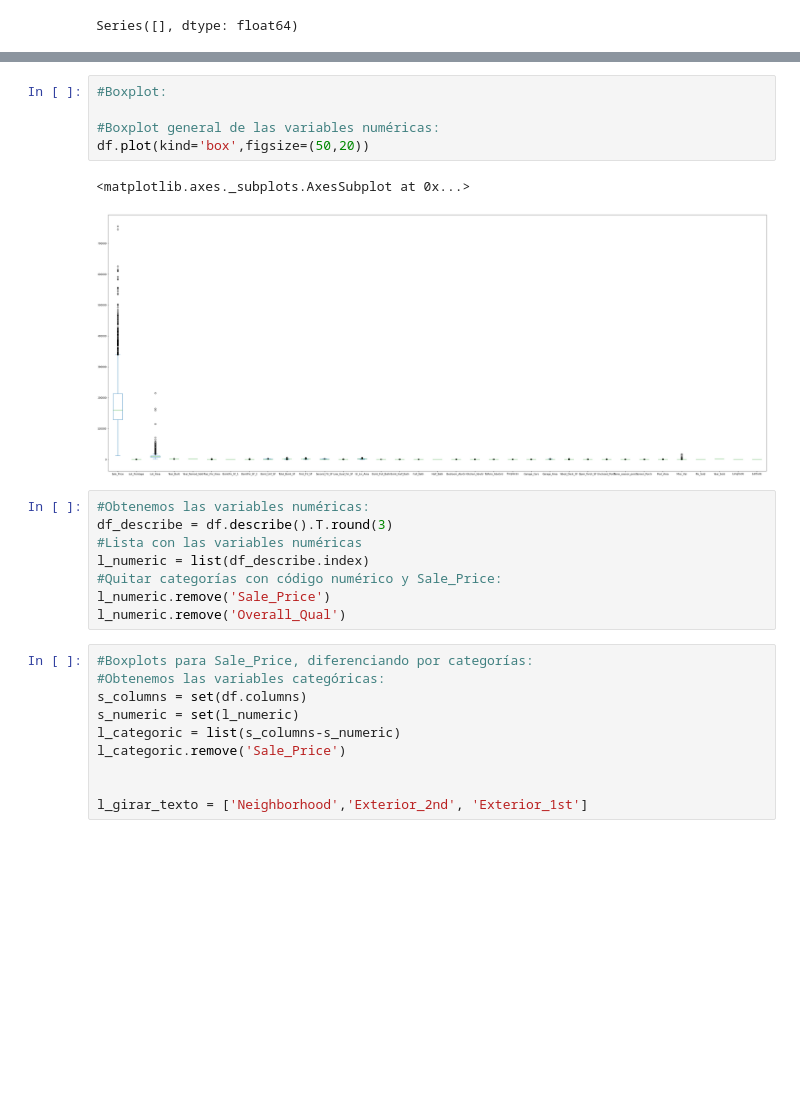
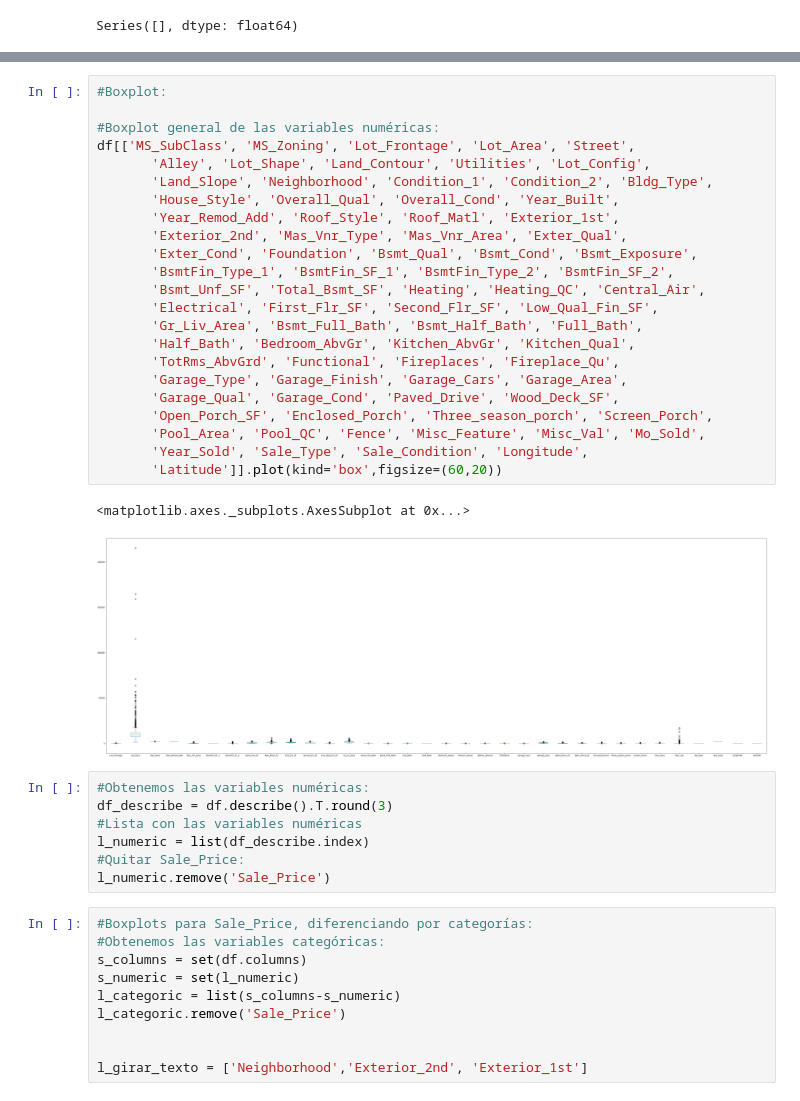
Before and after one commit to cristobalperezp/Marketing_2, a Jupyter notebook: Laboratorio_2.ipynb, the cells around one changed output, grey strips where cells are left out. Cells and saved outputs as stored; diff of their text form; blank space fills up the shorter version.

```diff
--- a/Laboratorio_2.ipynb
+++ b/Laboratorio_2.ipynb
@@ -191,19 +186,36 @@ sns.heatmap(corr.abs(), mask=mask, cmap=cmap, vmax=.3, center=0,
-# %%
-#Boxplot:
-
-#Boxplot general de las variables numéricas:
-df.plot(kind='box',figsize=(50,20))
-# %% [output]
-<matplotlib.axes._subplots.AxesSubplot at 0x...>
-[figure, removed]
+# %%
+#Boxplot:
+
+#Boxplot general de las variables numéricas:
+df[['MS_SubClass', 'MS_Zoning', 'Lot_Frontage', 'Lot_Area', 'Street',
+       'Alley', 'Lot_Shape', 'Land_Contour', 'Utilities', 'Lot_Config',
+       'Land_Slope', 'Neighborhood', 'Condition_1', 'Condition_2', 'Bldg_Type',
+       'House_Style', 'Overall_Qual', 'Overall_Cond', 'Year_Built',
+       'Year_Remod_Add', 'Roof_Style', 'Roof_Matl', 'Exterior_1st',
+       'Exterior_2nd', 'Mas_Vnr_Type', 'Mas_Vnr_Area', 'Exter_Qual',
+       'Exter_Cond', 'Foundation', 'Bsmt_Qual', 'Bsmt_Cond', 'Bsmt_Exposure',
+       'BsmtFin_Type_1', 'BsmtFin_SF_1', 'BsmtFin_Type_2', 'BsmtFin_SF_2',
+       'Bsmt_Unf_SF', 'Total_Bsmt_SF', 'Heating', 'Heating_QC', 'Central_Air',
+       'Electrical', 'First_Flr_SF', 'Second_Flr_SF', 'Low_Qual_Fin_SF',
+       'Gr_Liv_Area', 'Bsmt_Full_Bath', 'Bsmt_Half_Bath', 'Full_Bath',
+       'Half_Bath', 'Bedroom_AbvGr', 'Kitchen_AbvGr', 'Kitchen_Qual',
+       'TotRms_AbvGrd', 'Functional', 'Fireplaces', 'Fireplace_Qu',
+       'Garage_Type', 'Garage_Finish', 'Garage_Cars', 'Garage_Area',
+       'Garage_Qual', 'Garage_Cond', 'Paved_Drive', 'Wood_Deck_SF',
+       'Open_Porch_SF', 'Enclosed_Porch', 'Three_season_porch', 'Screen_Porch',
+       'Pool_Area', 'Pool_QC', 'Fence', 'Misc_Feature', 'Misc_Val', 'Mo_Sold',
+       'Year_Sold', 'Sale_Type', 'Sale_Condition', 'Longitude',
+       'Latitude']].plot(kind='box',figsize=(60,20))
+# %% [output]
+<matplotlib.axes._subplots.AxesSubplot at 0x...>
+[figure, added]
 # %%
 #Obtenemos las variables numéricas:
 df_describe = df.describe().T.round(3)
 #Lista con las variables numéricas
 l_numeric = list(df_describe.index)
-#Quitar categorías con código numérico y Sale_Price:
+#Quitar Sale_Price:
 l_numeric.remove('Sale_Price')
-l_numeric.remove('Overall_Qual')
 # %%
 #Boxplots para Sale_Price, diferenciando por categorías:
 #Obtenemos las variables categóricas:
```
Also changed, not shown: parts of 17 cells of this notebook.
